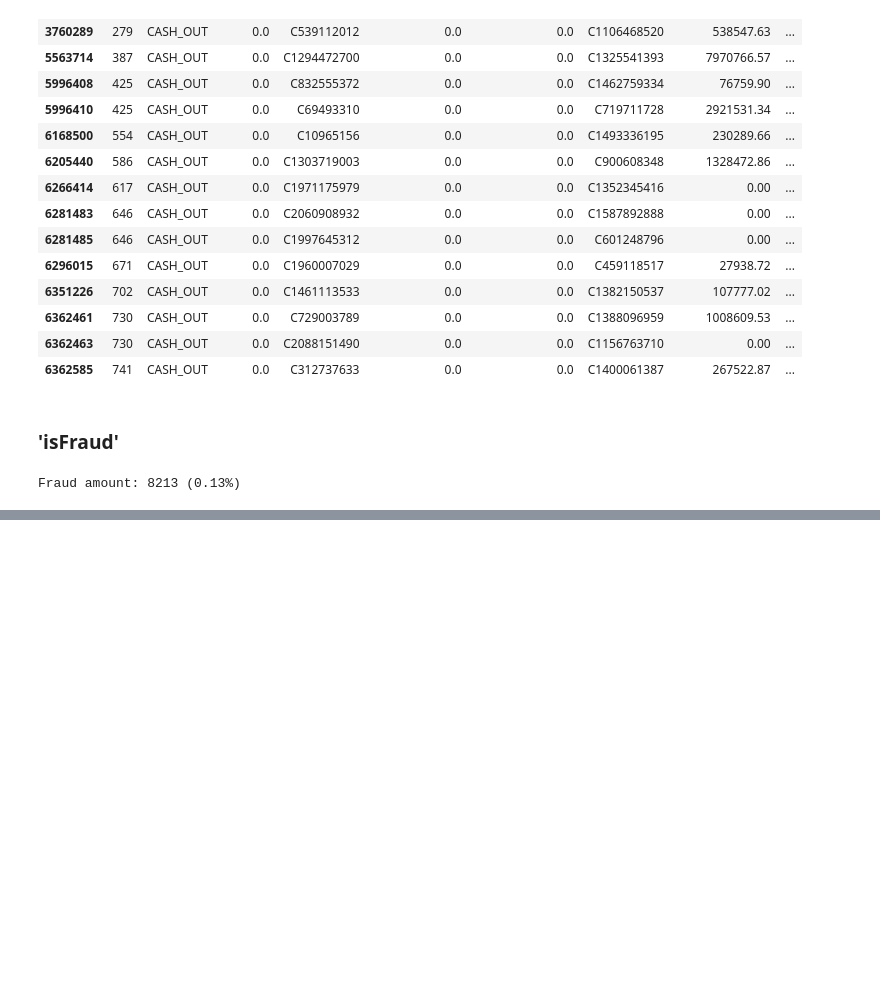
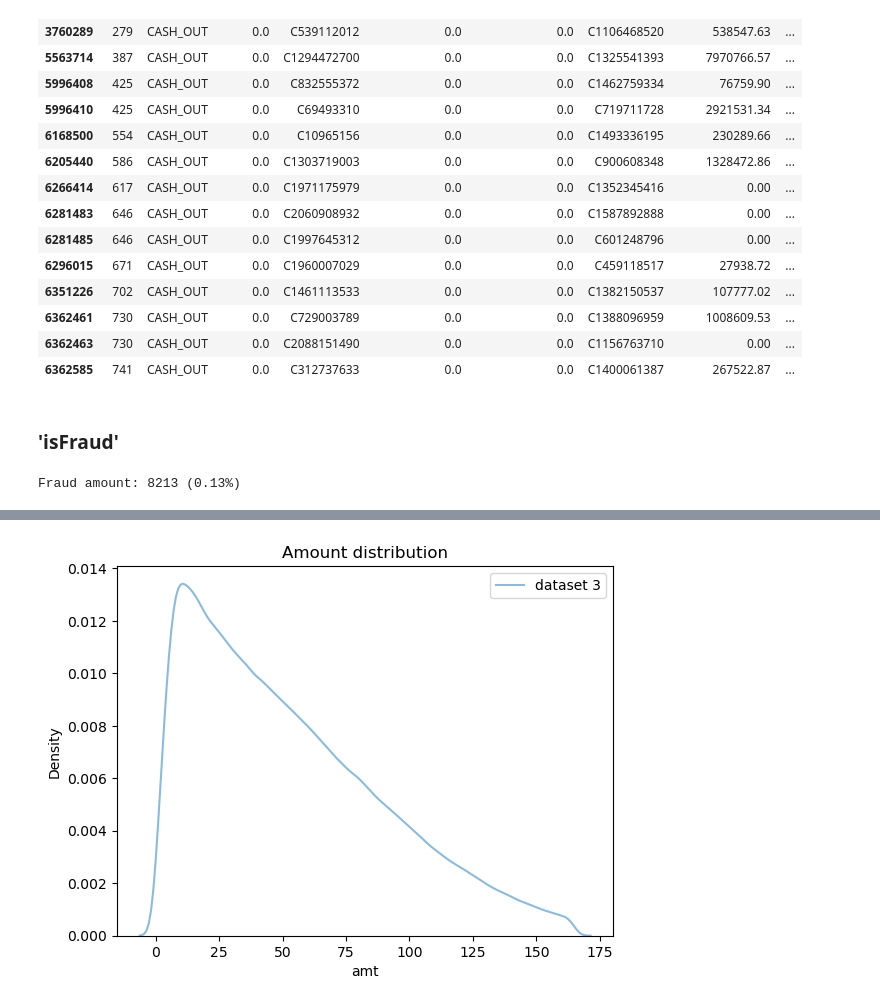
Before and after one commit to salveendutt/Big-Data-Analytics, a Jupyter notebook: eda/Fraudulent Transactions Data_Kaggle.ipynb, the cells around one changed output, grey strips where cells are left out. Cells and saved outputs as stored; diff of their text form; code cells hidden in the pictures; blank space fills up the shorter version.

```diff
--- a/eda/Fraudulent Transactions Data_Kaggle.ipynb
+++ b/eda/Fraudulent Transactions Data_Kaggle.ipynb
@@ -121,0 +161,7 @@ Fraud amount: 8213 (0.13%)
+# %%
+sns.kdeplot(remove_outliers(df3.amt), fill=False, alpha=0.5, label='dataset 3')
+plt.title(f'Amount distribution')
+plt.legend()
+plt.show()
+# %% [output]
+[figure, added]
```
Also changed, not shown: parts of 7 cells of this notebook.
